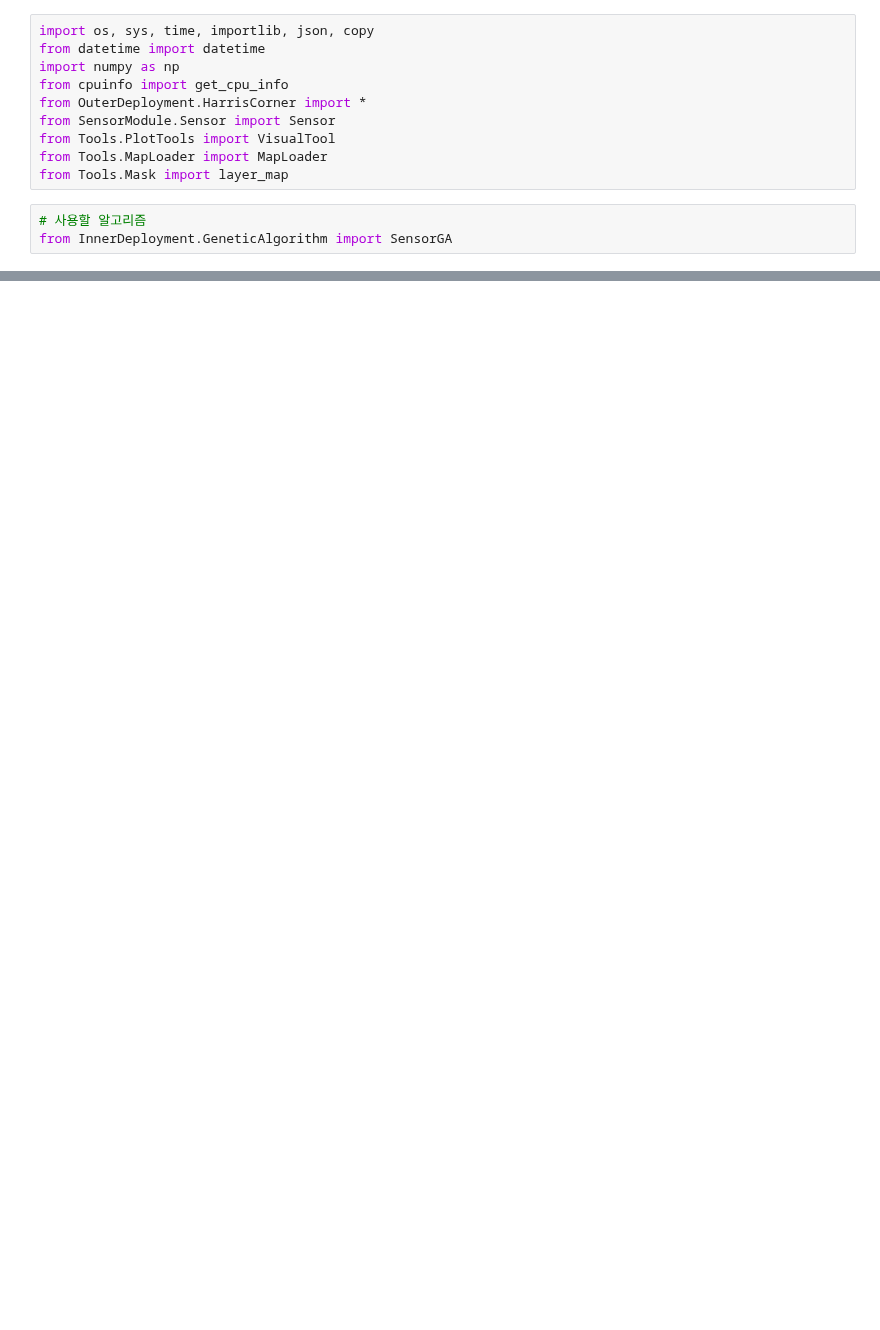
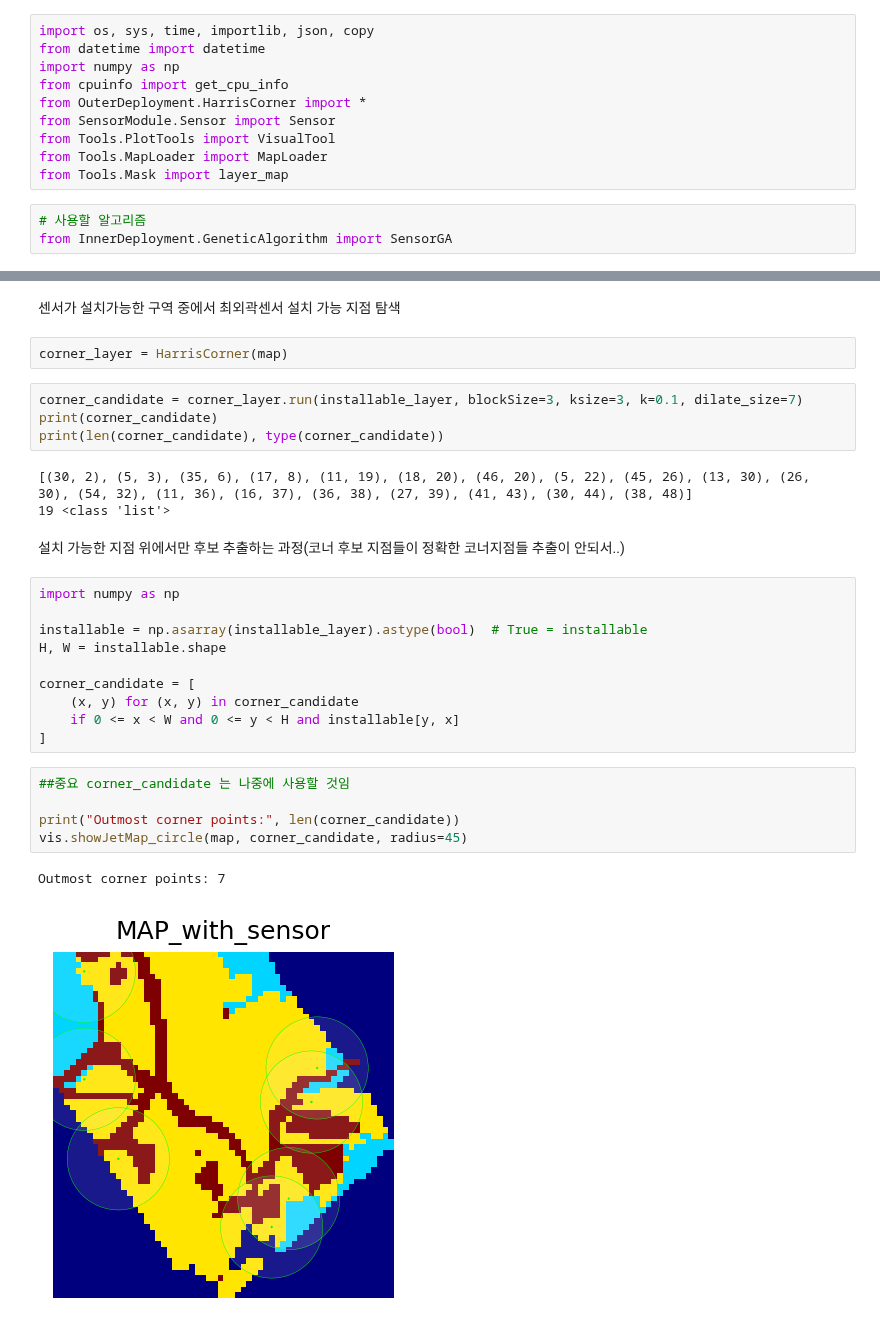
Before and after one commit to yutakseo/SensorDeployment_Optimizer, a Jupyter notebook: test.ipynb, the cells around one changed output, grey strips where cells are left out. Drawn from its saved outputs; the diff is of its cells as text; blank space fills up the shorter version.

```diff
--- a/test.ipynb
+++ b/test.ipynb
@@ -45,0 +38,31 @@ vis.showJetMap(jobsite_layer)
+# %% [markdown]
+센서가 설치가능한 구역 중에서 최외곽센서 설치 가능 지점 탐색
+# %%
+corner_layer = HarrisCorner(map)
+# %%
+corner_candidate = corner_layer.run(installable_layer, blockSize=3, ksize=3, k=0.1, dilate_size=7)
+print(corner_candidate)
+print(len(corner_candidate), type(corner_candidate))
+# %% [output]
+[(30, 2), (5, 3), (35, 6), (17, 8), (11, 19), (18, 20), (46, 20), (5, 22), (45, 26), (13, 30), (26, 30), (54, 32), (11, 36), (16, 37), (36, 38), (27, 39), (41, 43), (30, 44), (38, 48)]
+19 <class 'list'>
+# %% [markdown]
+설치 가능한 지점 위에서만 후보 추출하는 과정(코너 후보 지점들이 정확한 코너지점들 추출이 안되서..)
+# %%
+import numpy as np
+
+installable = np.asarray(installable_layer).astype(bool)  # True = installable
+H, W = installable.shape
+
+corner_candidate = [
+    (x, y) for (x, y) in corner_candidate
+    if 0 <= x < W and 0 <= y < H and installable[y, x]
+]
+# %%
+##중요 corner_candidate 는 나중에 사용할 것임
+
+print("Outmost corner points:", len(corner_candidate))
+vis.showJetMap_circle(map, corner_candidate, radius=45)
+# %% [output]
+Outmost corner points: 7
+[figure, added]
```
Also changed, not shown: parts of 15 cells of this notebook, 3 other files.
